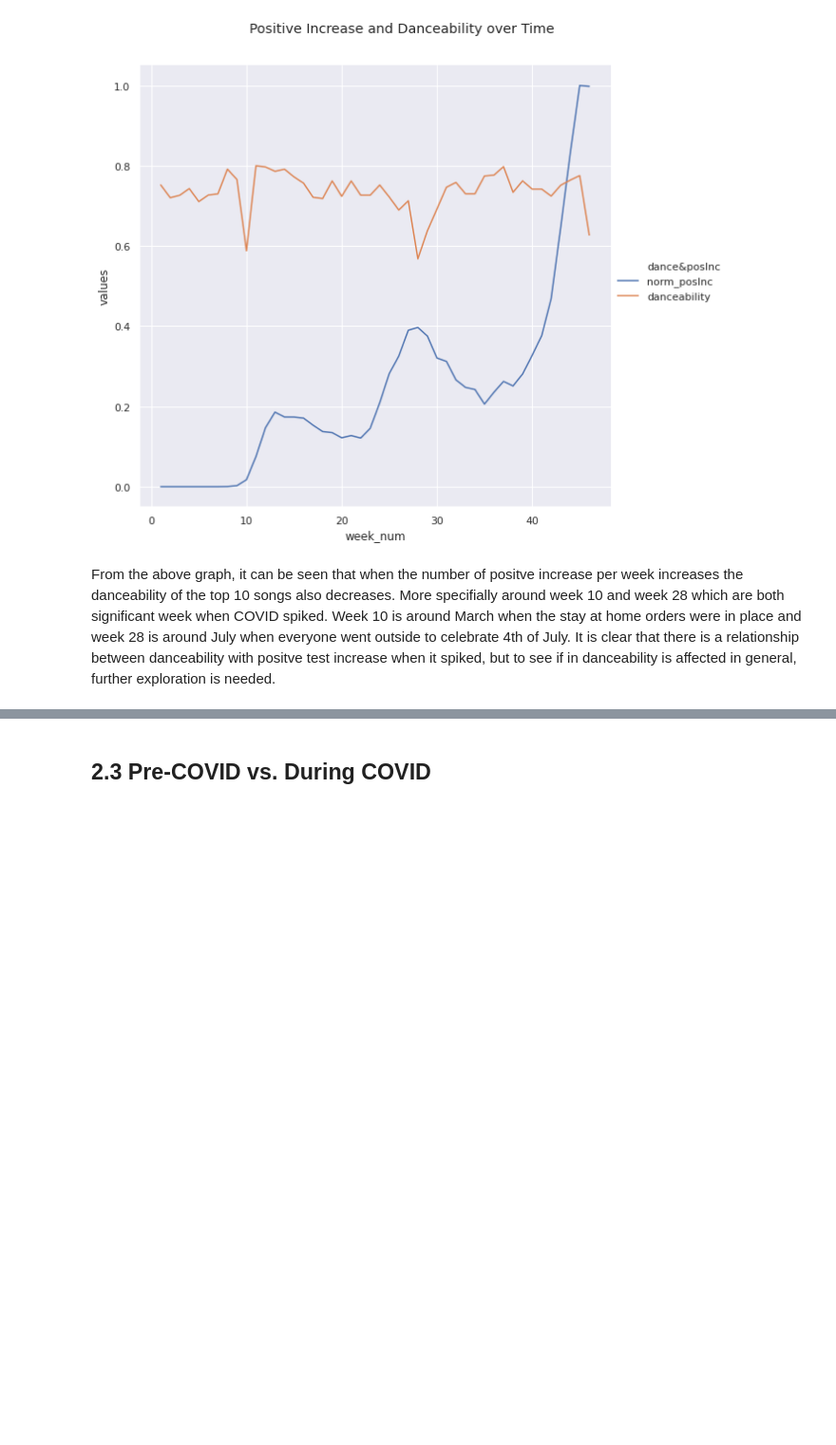
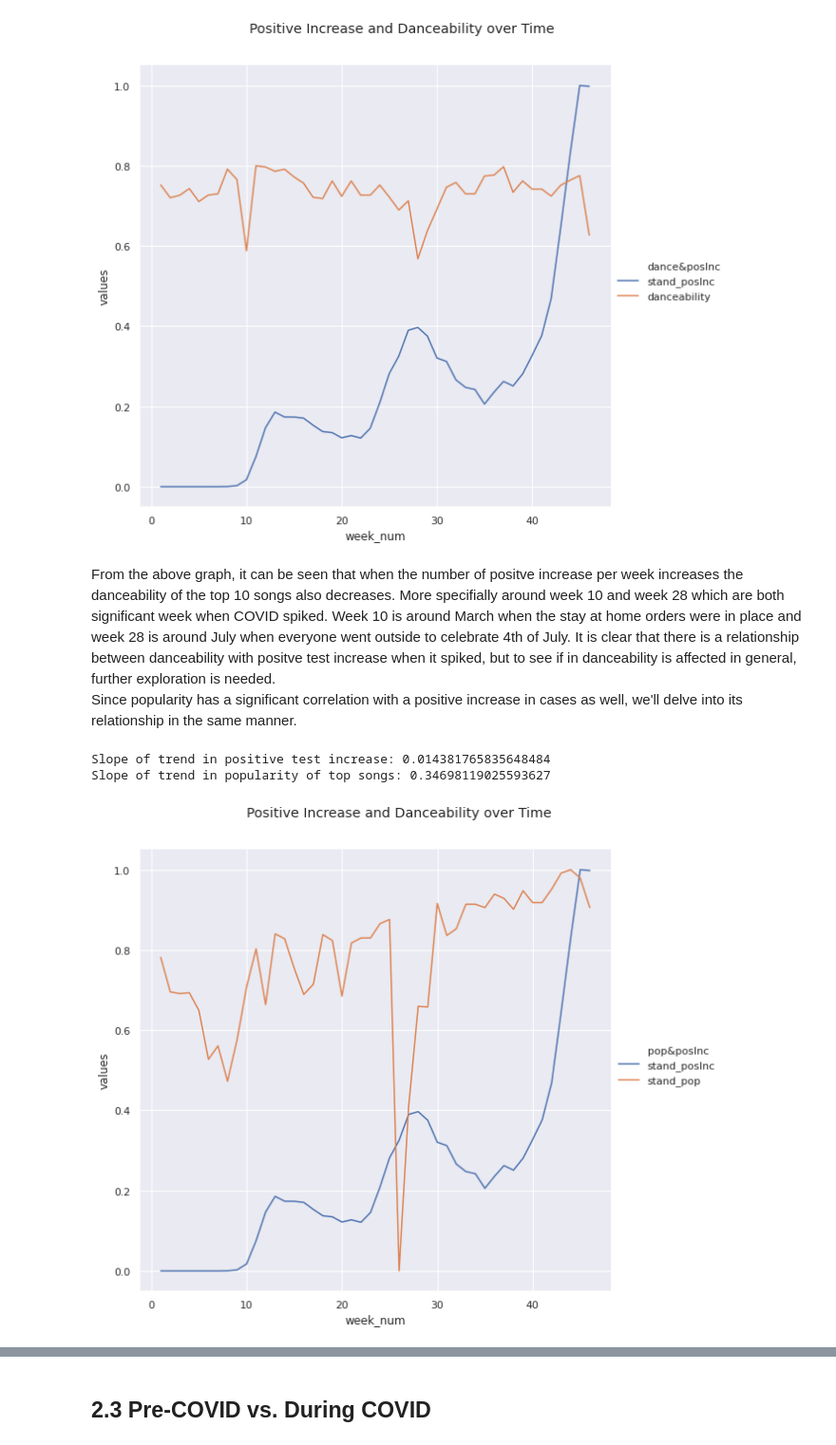
Before and after one commit to sonyal/COVIDSpotifyTrends, a Jupyter notebook: final.ipynb, the cells around one changed output, grey strips where cells are left out. Shown at 95% size. Drawn from its saved outputs; the diff is of its cells as text; code cells hidden in the pictures; blank space fills up the shorter version.

```diff
--- a/final.ipynb
+++ b/final.ipynb
@@ -254,7 +246,7 @@ The above graph shows the correlation of the columns where lighter color signifi
 # %% [markdown]
 In order to graph the positive increase with danceability, we have to normalize it as the danceability variable ranges from 0 to 1. In this case, min-max (rescale) normalization is used on positive increase to rescale to range from 0 to 1.
 # %%
-merged['norm_posInc'] = (merged.positiveIncrease-merged.positiveIncrease.min())/(merged.positiveIncrease.max()-merged.positiveIncrease.min())
+merged['stand_posInc'] = (merged.positiveIncrease-merged.positiveIncrease.min())/(merged.positiveIncrease.max()-merged.positiveIncrease.min())
 # %%
 # calculate slope
 x = range(0, len(merged.week_num))
@@ -278,4 +273,26 @@ plt.subplots_adjust(top=0.9)
 # %% [output]
 [figure]
 # %% [markdown]
-From the above graph, it can be seen that when the number of positve increase per week increases the danceability of the top 10 songs also decreases. More specifially around week 10 and week 28 which are both significant week when COVID spiked. Week 10 is around March when the stay at home orders were in place and week 28 is around July when everyone went outside to celebrate 4th of July. It is clear that there is a relationship between danceability with positve test increase when it spiked, but to see if in danceability is affected in general, further exploration is needed.
+From the above graph, it can be seen that when the number of positve increase per week increases the danceability of the top 10 songs also decreases. More specifially around week 10 and week 28 which are both significant week when COVID spiked. Week 10 is around March when the stay at home orders were in place and week 28 is around July when everyone went outside to celebrate 4th of July. It is clear that there is a relationship between danceability with positve test increase when it spiked, but to see if in danceability is affected in general, further exploration is needed.<br>
+Since popularity has a significant correlation with a positive increase in cases as well, we'll delve into its relationship in the same manner.
+# %%
+x = range(0, len(merged.week_num))
+pop_reg = np.polyfit(x, merged.popularity, 1)
+pop_line = np.poly1d(pop_reg)
+
+
+print(f'Slope of trend in positive test increase: {posInc_line.c[0]}')
+print(f'Slope of trend in popularity of top songs: {pop_line.c[0]}')
+
+
+merged['stand_pop'] = (merged.popularity-merged.popularity.min())/(merged.popularity.max()-merged.popularity.min())
+
+melted_merge = merged[['week_num', 'stand_posInc', 'stand_pop']]
+melted_merge = melted_merge.melt('week_num', var_name='pop&posInc', value_name='values')
+
+sns.relplot(data=melted_merge, x='week_num', y='values', hue='pop&posInc', kind='line',height=8, aspect=1).fig.suptitle('Positive Increase and Danceability over Time')
+plt.subplots_adjust(top=0.9)
+# %% [output]
+Slope of trend in positive test increase: 0.014381765835648484
+Slope of trend in popularity of top songs: 0.34698119025593627
+[figure, added]
```
Also changed, not shown: parts of 39 cells of this notebook.
